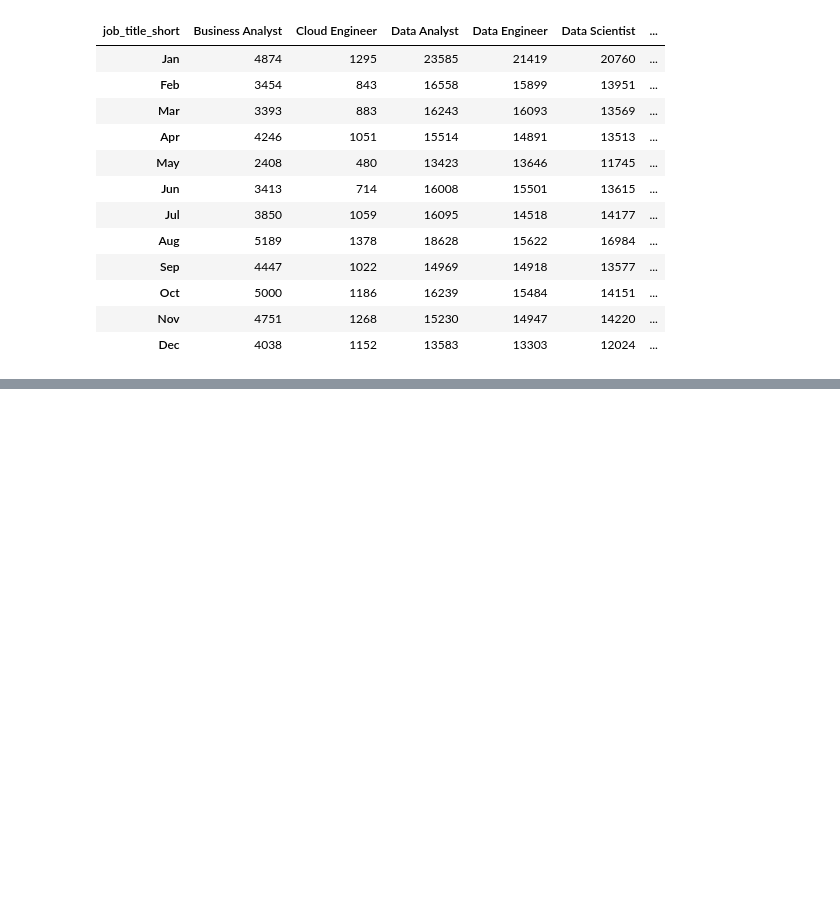
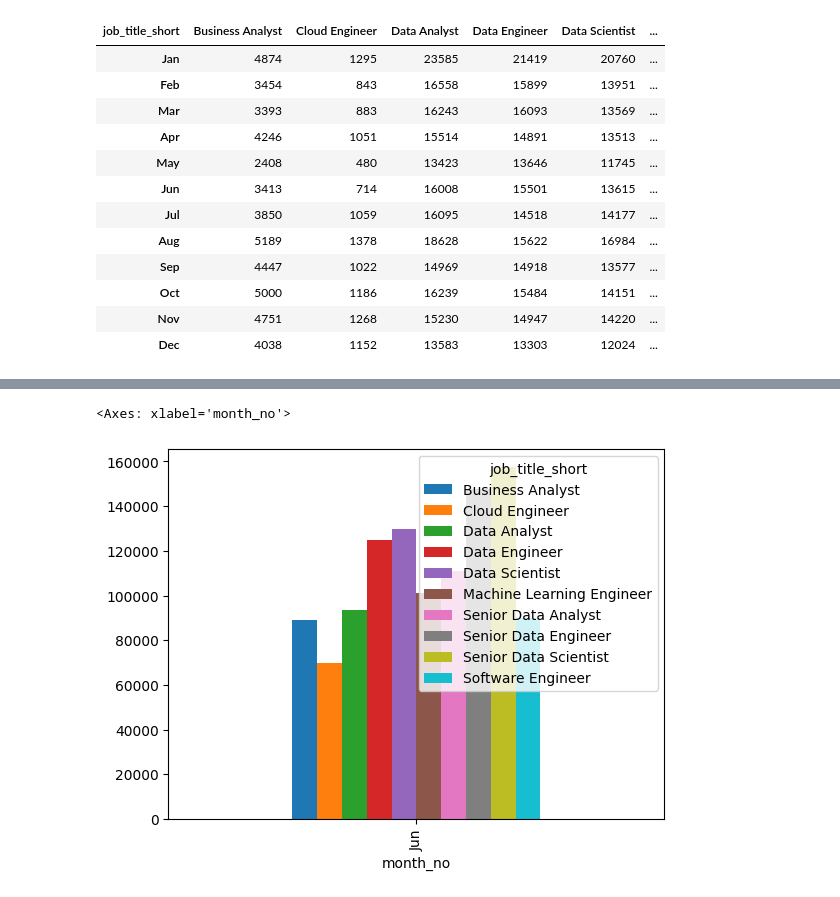
Before and after one commit to ahmedsayedtalib/data-analytics, a Jupyter notebook: training.ipynb, the cells around one changed output, grey strips where cells are left out. Cells and saved outputs as stored; diff of their text form; code cells hidden in the pictures; blank space fills up the shorter version.

```diff
--- a/training.ipynb
+++ b/training.ipynb
@@ -1236,0 +1270,2 @@ all_quarters
+# %%
+ahmedsayed_pivot.index = pd.to_datetime(ahmedsayed_pivot.index, format='%m').strftime('%b')
@@ -1236,0 +1289,5 @@ all_quarters
+# %%
+ahmedsayed_pivot[ahmedsayed_pivot.index == 'Jun'].plot(kind='bar')
+# %% [output]
+<Axes: xlabel='month_no'>
+[figure, added]
```
Also changed, not shown: parts of 88 cells of this notebook, 3 other files.
